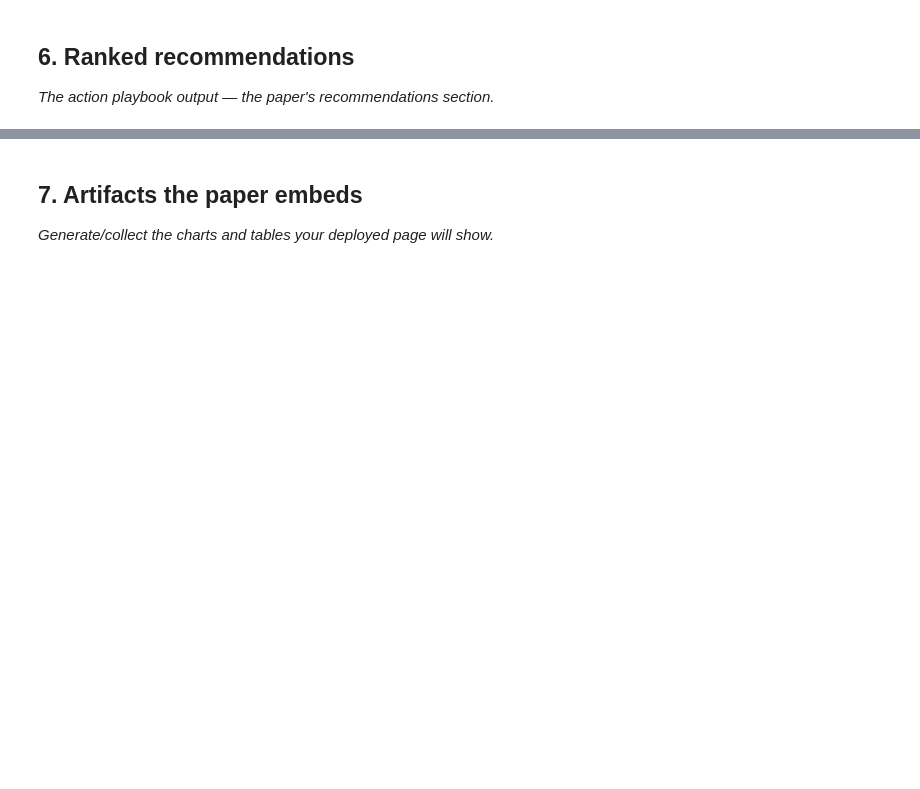
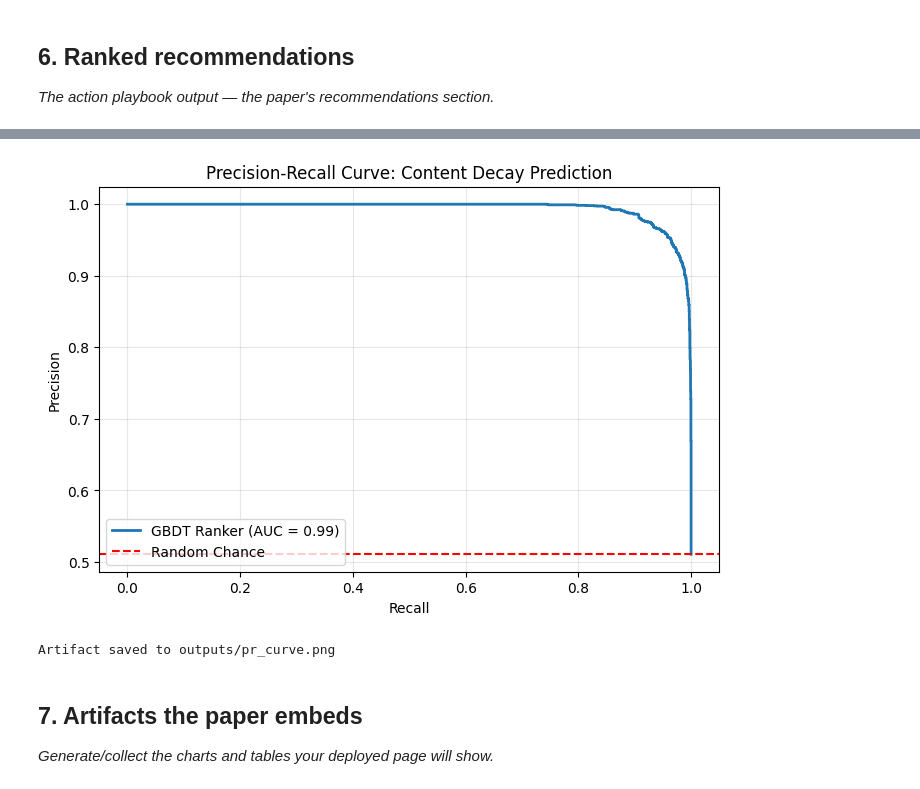
Before and after one commit to sudais2211/flyrank-ml-internship, a Jupyter notebook: work/notebooks/capstone.ipynb, the cells around one changed output, grey strips where cells are left out. Saved outputs shown, nothing was run; the diff lists cells and outputs as text; code cells hidden in the pictures; blank space fills up the shorter version.

```diff
--- a/work/notebooks/capstone.ipynb
+++ b/work/notebooks/capstone.ipynb
@@ -33,3 +246,24 @@ This skeleton is yours to fill. Work the sections **in order** — each one has
+# %%
+# Cell 6: Embed Visual Artifacts
+plt.figure(figsize=(8, 5))
+precision, recall, _ = precision_recall_curve(y_test, y_pred_proba)
+
+plt.plot(recall, precision, label=f'GBDT Ranker (AUC = {ml_auc:.2f})', color='#1f77b4', lw=2)
+plt.axhline(y=y_test.mean(), color='red', linestyle='--', label='Random Chance')
+plt.title('Precision-Recall Curve: Content Decay Prediction')
+plt.xlabel('Recall')
+plt.ylabel('Precision')
+plt.legend(loc='lower left')
+plt.grid(True, alpha=0.3)
+
+# Save artifact for static deployment
+os.makedirs('../outputs', exist_ok=True)
+plt.savefig('../outputs/pr_curve.png', dpi=300, bbox_inches='tight')
+plt.show()
+print("Artifact saved to outputs/pr_curve.png")
+# %% [output]
+[figure, added]
+Artifact saved to outputs/pr_curve.png
 # %% [markdown]
 ## 7. Artifacts the paper embeds
 
```
Also changed, not shown: parts of 19 cells of this notebook.
